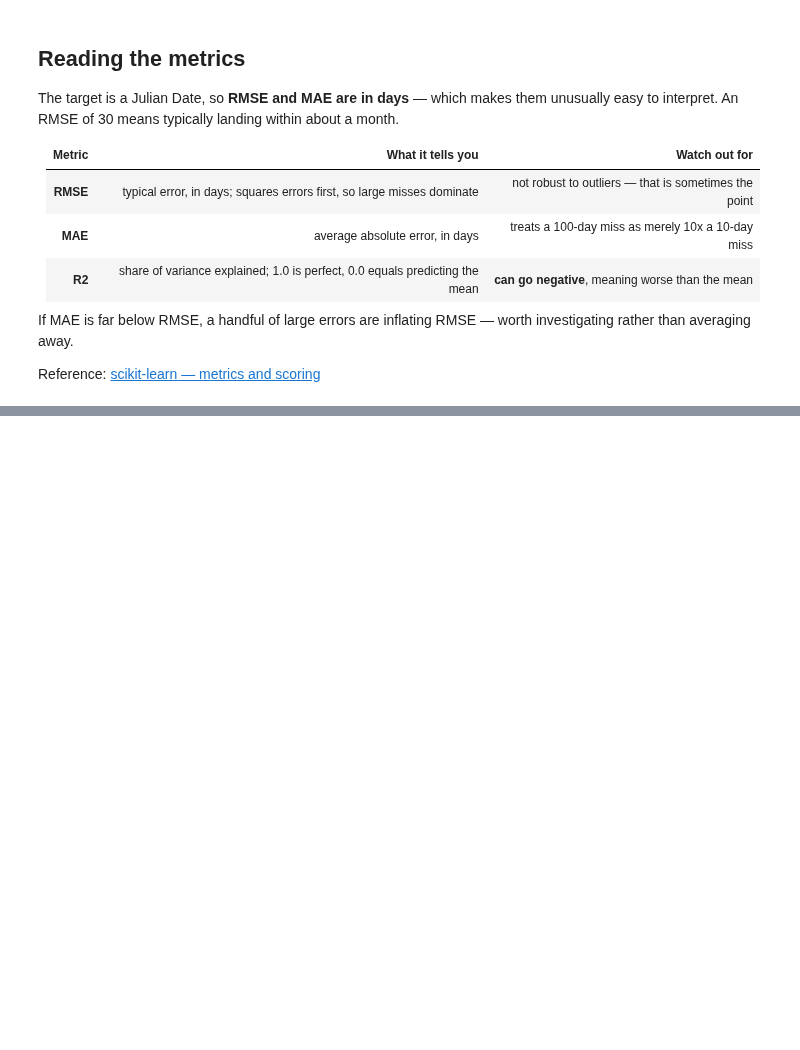
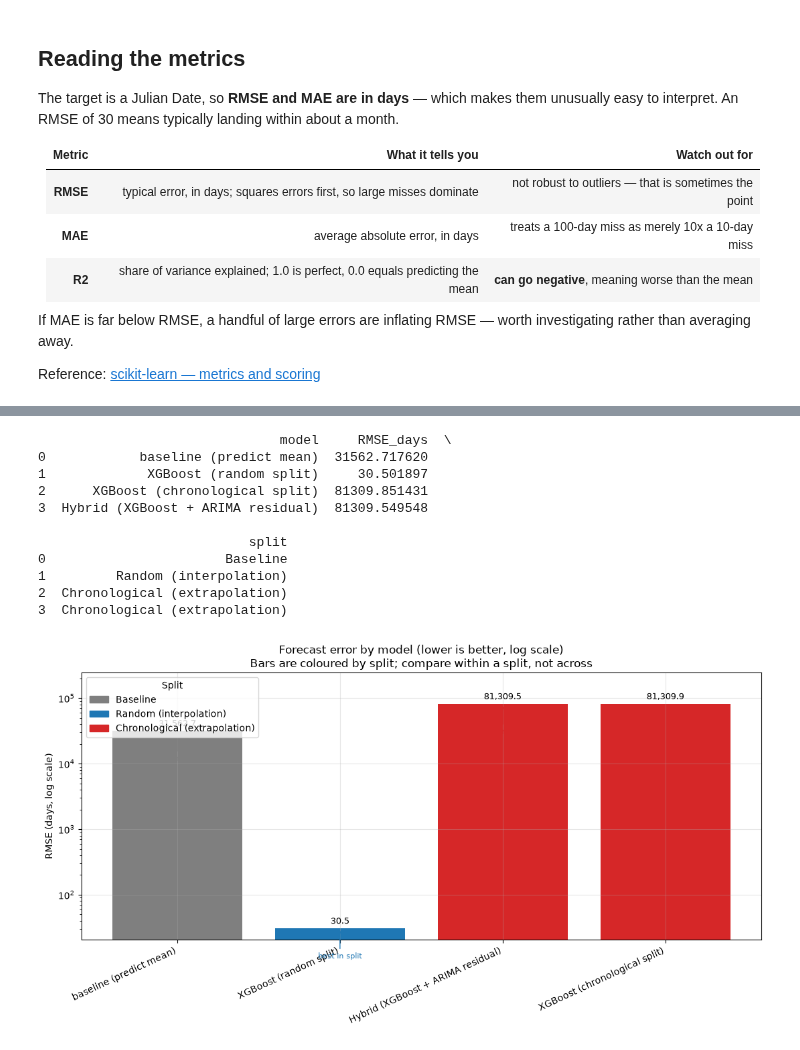
Before and after one commit to TAMU-Aggie-Data-Science-Club/fall2026-AIAA, a Jupyter notebook: adsc-deliverable1/deliverable1_planetary_motion.ipynb, the cells around one changed output, grey strips where cells are left out. Cells and saved outputs as stored; diff of their text form; code cells hidden in the pictures; blank space fills up the shorter version.

```diff
--- a/adsc-deliverable1/deliverable1_planetary_motion.ipynb
+++ b/adsc-deliverable1/deliverable1_planetary_motion.ipynb
@@ -972,16 +1325,81 @@ print('Compare within a split, not across.')
 # %%
 # TODO (11) — One figure that tells the whole story.
 #
 # Build a bar chart of RMSE_days per model from `summary`. Because the values
 # span several orders of magnitude, use a log scale on the value axis:
 #
 #   ax.set_yscale('log')
 #
 # Label each bar with its value, title it clearly, and make sure someone who has
 # not read the notebook could still tell which model wins and under which split.
 # Group or colour the bars by split so the comparison is not misread.
 
 # YOUR CODE HERE
+df = summary.reset_index()[['model', 'RMSE_days']].copy()
+
+def infer_split(name):
+    n = name.lower()
+    if 'chrono' in n or 'hybrid' in n:
+        return 'Chronological (extrapolation)'
+    if 'random' in n:
+        return 'Random (interpolation)'
+    return 'Baseline'
+
+df['split'] = df['model'].map(infer_split)
+print(df)  # sanity check: every row should land in the split you expect
+
+split_order = ['Baseline', 'Random (interpolation)', 'Chronological (extrapolation)']
+split_order = [s for s in split_order if s in df['split'].values]
+colors = {'Baseline': 'tab:gray',
+          'Random (interpolation)': 'tab:blue',
+          'Chronological (extrapolation)': 'tab:red'}
+
+# order bars by split, then by RMSE within the split
+df['split'] = df['split'].astype('category').cat.set_categories(split_order, ordered=True)
+df = df.sort_values(['split', 'RMSE_days']).reset_index(drop=True)
+
+fig, ax = plt.subplots(figsize=(11, 6))
+bars = ax.bar(df['model'], df['RMSE_days'],
+              color=[colors[s] for s in df['split']])
+ax.bar_label(bars, labels=[f'{v:,.1f}' for v in df['RMSE_days']], padding=3, fontsize=9)
+
+ax.set_yscale('log')
+ax.set_ylabel('RMSE (days, log scale)')
+ax.set_title('Forecast error by model (lower is better, log scale)\n'
+             'Bars are coloured by split; compare within a split, not across')
+ax.set_ylim(top=df['RMSE_days'].max() * 3)
+ax.grid(axis='y', which='major', alpha=0.3)
+plt.setp(ax.get_xticklabels(), rotation=25, ha='right')
+
+# legend by split
+handles = [plt.Rectangle((0, 0), 1, 1, color=colors[s]) for s in split_order]
+ax.legend(handles, split_order, title='Split', loc='upper left')
+
+# call out the winner within each split
+for s in split_order:
+    sub = df[df['split'] == s]
+    best = sub.loc[sub['RMSE_days'].idxmin()]
+    pos = df.index[df['model'] == best['model']][0]
+    ax.annotate('best in split', xy=(pos, best['RMSE_days']),
+                xytext=(pos, best['RMSE_days'] * 0.35),
+                ha='center', fontsize=8, color=colors[s],
+                arrowprops=dict(arrowstyle='->', color=colors[s]))
+
+plt.tight_layout()
+plt.show()
+# %% [output]
+                               model     RMSE_days  \
+0            baseline (predict mean)  31562.717620
+1             XGBoost (random split)     30.501897
+2      XGBoost (chronological split)  81309.851431
+3  Hybrid (XGBoost + ARIMA residual)  81309.549548
+
+                           split
+0                       Baseline
+1         Random (interpolation)
+2  Chronological (extrapolation)
+3  Chronological (extrapolation)
+[figure, added]
 # %% [markdown]
 ---
 # Section 9 — Conclusion
```
Also changed, not shown: parts of 24 cells of this notebook.
